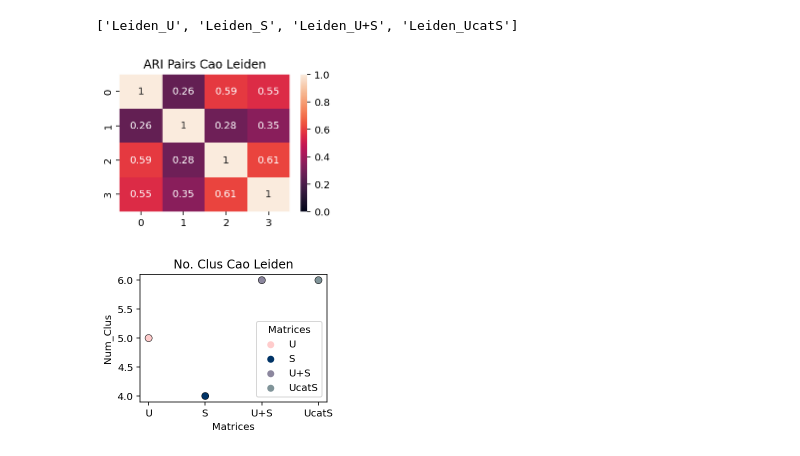
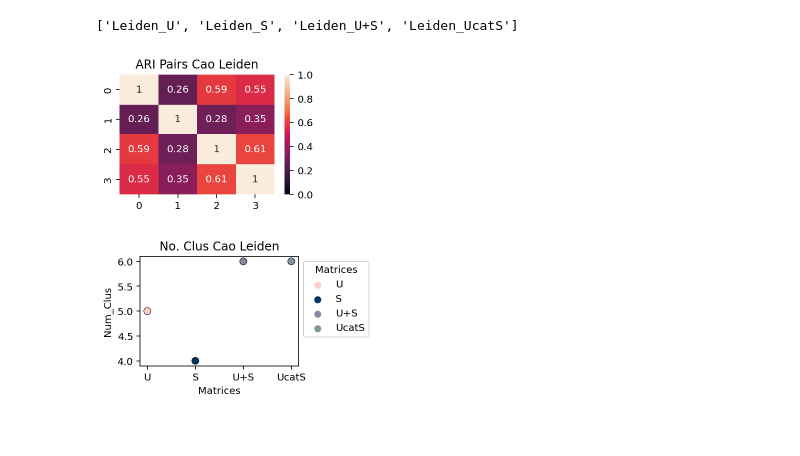
Before and after one commit to tarachari3/perturbCME, a Jupyter notebook: notebooks/20240202_cao_scifate_monod.ipynb, the cells around one changed output. Cells and saved outputs as stored; diff of their text form; code cells hidden in the pictures.

```diff
--- a/notebooks/20240202_cao_scifate_monod.ipynb
+++ b/notebooks/20240202_cao_scifate_monod.ipynb
@@ -1074,0 +1594,6 @@ vis_assign(get_assigns(r),true=true_labs,log=False,title='',palette={'0h':'#F475
+# %%
+#Compare parameters to previous fits
+overlap = list(set(sr_arr_monod[1].gene_names).intersection(r[0].gene_names)) #Get genes that overlap in both
+# %%
+cat_gene_names = pd.Categorical(r[0].gene_names)
+cat_old_gene_names = pd.Categorical(sr_arr_monod[1].gene_names)
@@ -1229,25 +1865,26 @@ for p in pairs:
 
 aris_pairs = aris_pairs + np.eye(len(pos),len(pos))
 # %%
-plt.figure(figsize=(3.5,2.5))
+plt.figure(figsize=(3.25,2.25))
 sns.heatmap(aris_pairs, annot = True,vmin=0, vmax=1.0)
 plt.tight_layout()
 plt.title('ARI Pairs Cao Leiden')
 plt.savefig('ARI_pairs_cao_leiden.pdf')
 # %% [output]
-[figure, old version]
+[figure, new version]
 # %%
 leid_res['Num_Clus'] = [len(np.unique(i.split('|'))) for i in leid_res['Clustering']]
 # %%
 palette = {'U':'#FFCCCC', 'S':'#003366', 'U+S':'#8C879E', 'UcatS':'#809499', 'U,S':'#ffcc66'}
 # %%
-plt.figure(figsize=(3.5,2.5))
-sns.scatterplot(data=leid_res, x='Matrices',y='Num_Clus',hue='Matrices',
+plt.figure(figsize=(4,2.25))
+g=sns.scatterplot(data=leid_res, x='Matrices',y='Num_Clus',hue='Matrices',
                 s=50,
                 edgecolor='black',linewidth=0.5,palette=palette)
+sns.move_legend(g, "upper left", bbox_to_anchor=(1, 1))
 plt.tight_layout()
 plt.title('No. Clus Cao Leiden')
 plt.savefig('numClus_pairs_cao_leiden.pdf')
 # %% [output]
-[figure, old version]
+[figure, new version]
 # %%
```
Also changed, not shown: parts of 22 cells of this notebook, 6 other files.
